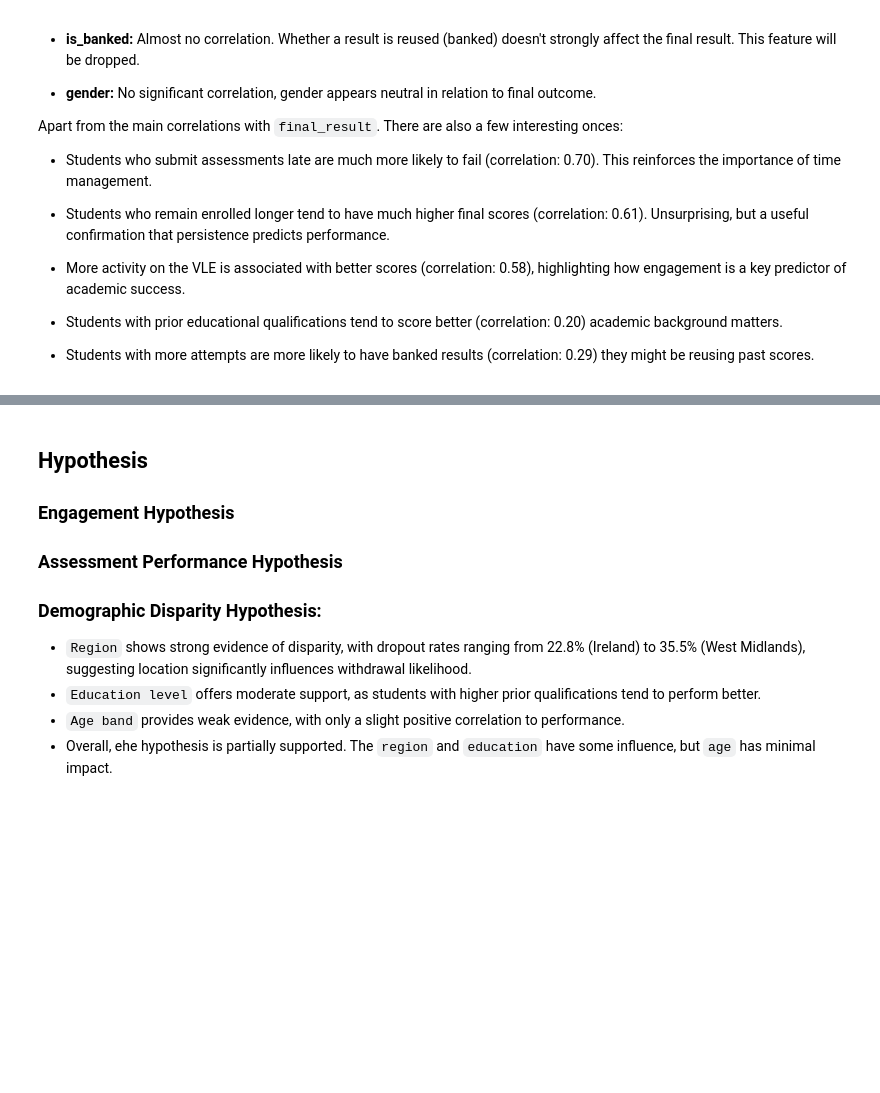
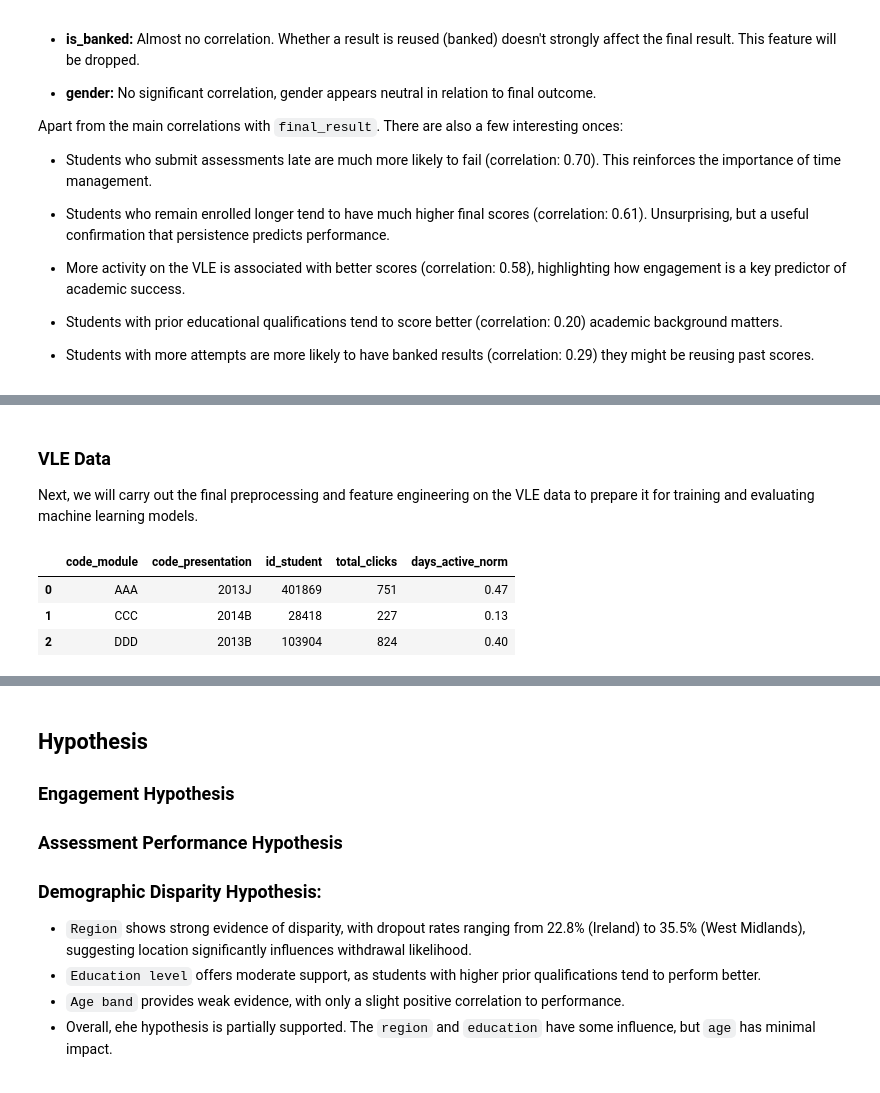
Before and after one commit to MScProjs/MScProject2025-Ali-Suhail, a Jupyter notebook: codes/jisc.ipynb, the cells around one changed output, grey strips where cells are left out. Saved outputs shown, nothing was run; the diff lists cells and outputs as text; code cells hidden in the pictures; blank space fills up the shorter version.

```diff
--- a/codes/jisc.ipynb
+++ b/codes/jisc.ipynb
@@ -3117,0 +3236,24 @@ Apart from the main correlations with `final_result`. There are also a few inter
+# %% [markdown]
+### VLE Data
+
+Next, we will carry out the final preprocessing and feature engineering on the VLE data to prepare it for training and evaluating machine learning models.
+# %%
+vle_agg = vle_custom.groupby(['code_module', 'code_presentation', 'id_student']).agg(
+    total_clicks = ('sum_click', 'sum'),
+    num_days_active = ('date', 'nunique'),
+).reset_index()
+
+vle_agg = vle_agg.merge(module_midpoints[['code_module', 'code_presentation', 'midpoint']],
+                        on=['code_module', 'code_presentation'],
+                        how='left')
+
+# Normalize days_active by midpoint/custom value.
+vle_agg['days_active_norm'] = vle_agg['num_days_active'] / vle_agg['midpoint']
+vle_agg['days_active_norm'] = round(vle_agg['days_active_norm'].clip(upper=1), 2) # Cap values at 1.
+vle_agg = vle_agg.drop(columns=['midpoint', 'num_days_active']) # Drop helper columns.
+vle_agg
+# %% [output]
+|  | code_module | code_presentation | id_student | total_clicks | days_active_norm |
+| 0 | AAA | 2013J | 401869 | 751 | 0.47 |
+| 1 | CCC | 2014B | 28418 | 227 | 0.13 |
+| 2 | DDD | 2013B | 103904 | 824 | 0.40 |
```
Also changed, not shown: parts of 30 cells of this notebook, 10 other files.
